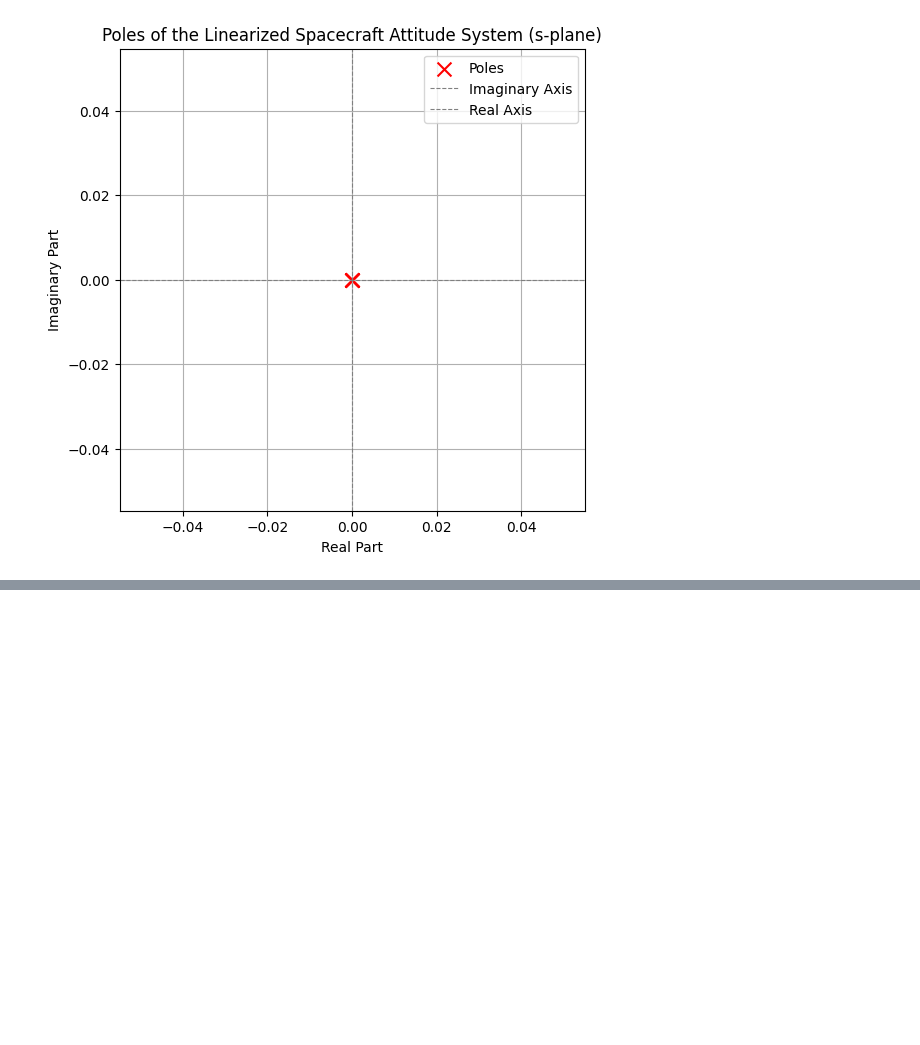
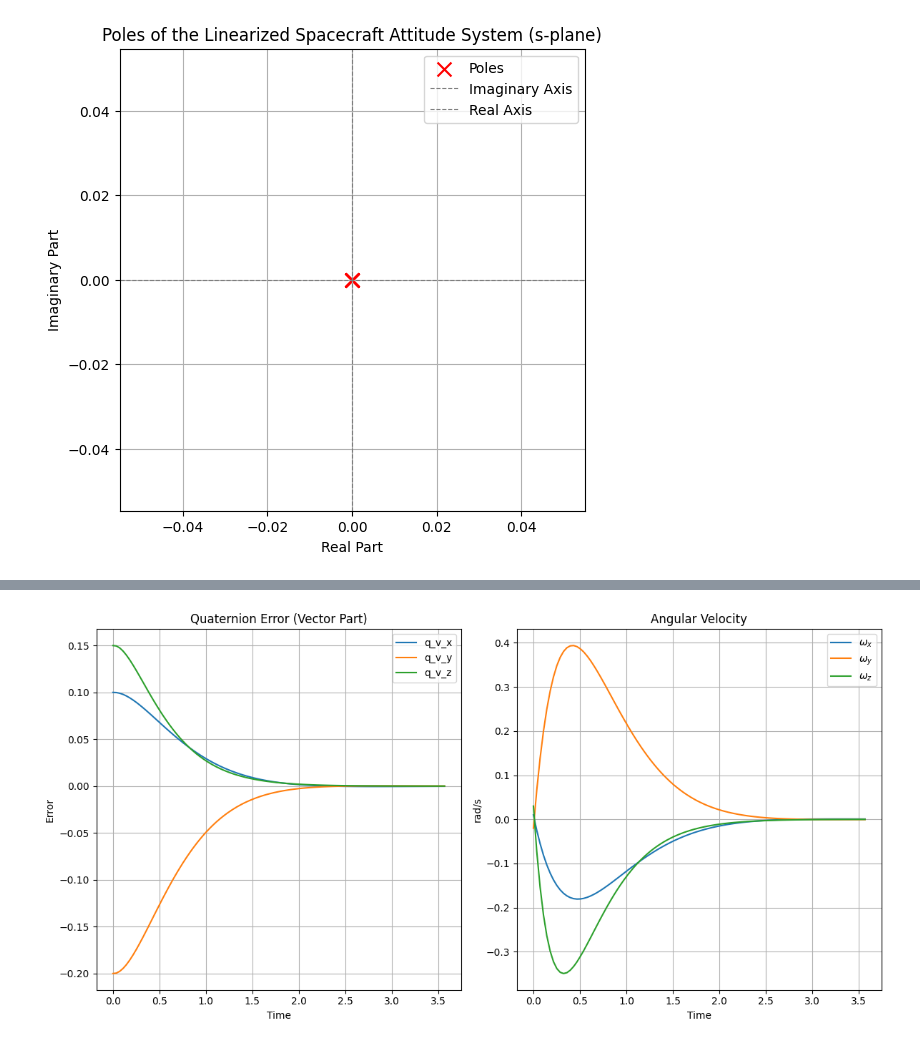
Before and after one commit to abbddos/orbit, a Jupyter notebook: lqr.ipynb, the cells around one changed output, grey strips where cells are left out. Saved outputs shown, nothing was run; the diff lists cells and outputs as text; code cells hidden in the pictures; blank space fills up the shorter version.

```diff
--- a/lqr.ipynb
+++ b/lqr.ipynb
@@ -146,0 +62,34 @@ plt.show()
+# %%
+initial_state = np.array([0.1, -0.2, 0.15, 0.01, -0.02, 0.03])
+
+T_ir, yout_ir = ct.initial_response(sys_cl, X0=initial_state)
+# %%
+# Plot the closed-loop response to the initial condition
+plt.figure(figsize=(12, 6))
+
+# Plot Quaternion Error
+plt.subplot(1, 2, 1)
+plt.plot(T_ir, yout_ir[0], label='q_v_x')
+plt.plot(T_ir, yout_ir[1], label='q_v_y')
+plt.plot(T_ir, yout_ir[2], label='q_v_z')
+plt.title('Quaternion Error (Vector Part)')
+plt.xlabel('Time')
+plt.ylabel('Error')
+plt.grid(True)
+plt.legend()
+
+# Plot Angular Velocity
+plt.subplot(1, 2, 2)
+plt.plot(T_ir, yout_ir[3], label=r'$\omega_x$')
+plt.plot(T_ir, yout_ir[4], label=r'$\omega_y$')
+plt.plot(T_ir, yout_ir[5], label=r'$\omega_z$')
+plt.title('Angular Velocity')
+plt.xlabel('Time')
+plt.ylabel('rad/s')
+plt.grid(True)
+plt.legend()
+
+plt.tight_layout()
+plt.show()
+# %% [output]
+[figure, added]
```
Also changed, not shown: parts of 19 cells of this notebook, 2 other files.
